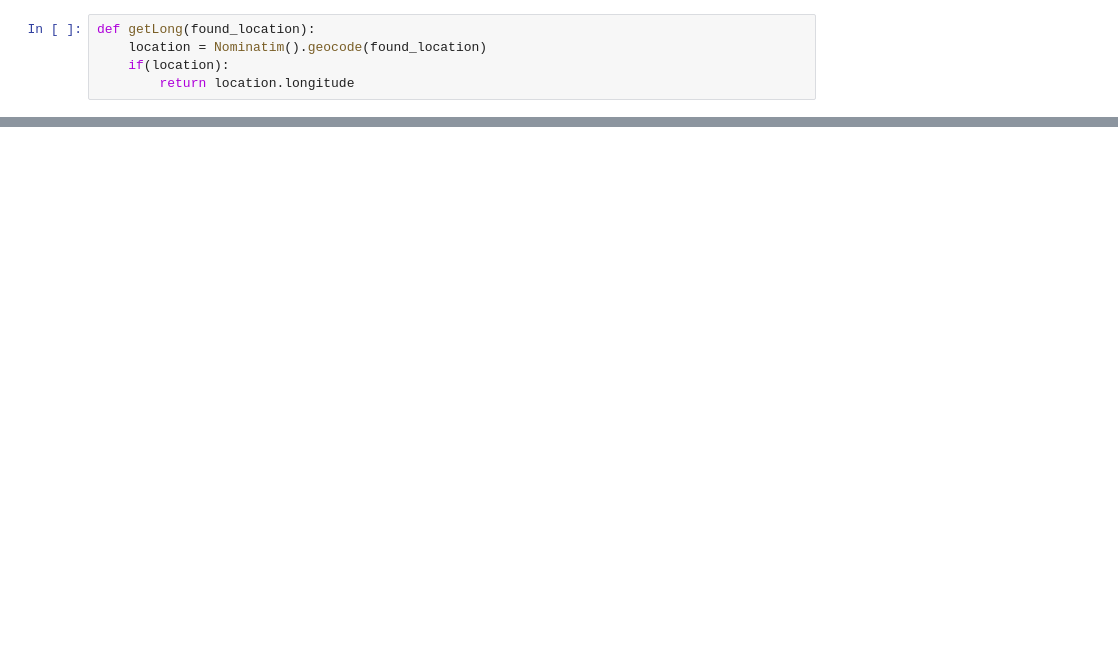
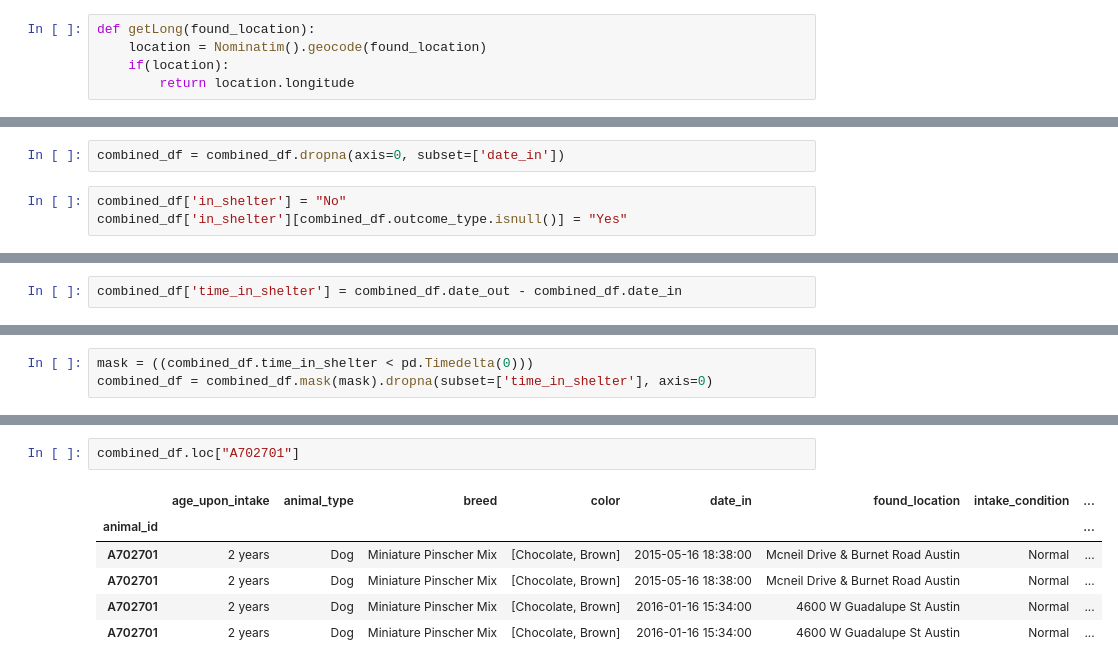
Before and after one commit to rohanvembar/data-science-project, a Jupyter notebook: notebooks/Data Collection and Cleaning.ipynb, the cells around one changed output, grey strips where cells are left out. Drawn from its saved outputs; the diff is of its cells as text; blank space fills up the shorter version.

```diff
--- a/notebooks/Data Collection and Cleaning.ipynb
+++ b/notebooks/Data Collection and Cleaning.ipynb
@@ -159,0 +84,5 @@ outcomes_df
+# %%
+combined_df = combined_df.dropna(axis=0, subset=['date_in'])
+# %%
+combined_df['in_shelter'] = "No"
+combined_df['in_shelter'][combined_df.outcome_type.isnull()] = "Yes"
@@ -181,0 +113,2 @@ combined_df
+# %%
+combined_df['time_in_shelter'] = combined_df.date_out - combined_df.date_in
@@ -181,0 +121,3 @@ combined_df
+# %%
+mask = ((combined_df.time_in_shelter < pd.Timedelta(0)))
+combined_df = combined_df.mask(mask).dropna(subset=['time_in_shelter'], axis=0)
@@ -181,0 +163,9 @@ combined_df
+# %%
+combined_df.loc["A702701"]
+# %% [output]
+|  | age_upon_intake | animal_type | breed | color | date_in | found_location | intake_condition | ... |
+| animal_id |  |  |  |  |  |  |  | ... |
+| A702701 | 2 years | Dog | Miniature Pinscher Mix | [Chocolate, Brown] | 2015-05-16 18:38:00 | Mcneil Drive & Burnet Road Austin | Normal | ... |
+| A702701 | 2 years | Dog | Miniature Pinscher Mix | [Chocolate, Brown] | 2015-05-16 18:38:00 | Mcneil Drive & Burnet Road Austin | Normal | ... |
+| A702701 | 2 years | Dog | Miniature Pinscher Mix | [Chocolate, Brown] | 2016-01-16 15:34:00 | 4600 W Guadalupe St Austin | Normal | ... |
+| A702701 | 2 years | Dog | Miniature Pinscher Mix | [Chocolate, Brown] | 2016-01-16 15:34:00 | 4600 W Guadalupe St Austin | Normal | ... |
```
Also changed, not shown: parts of 35 cells of this notebook.
